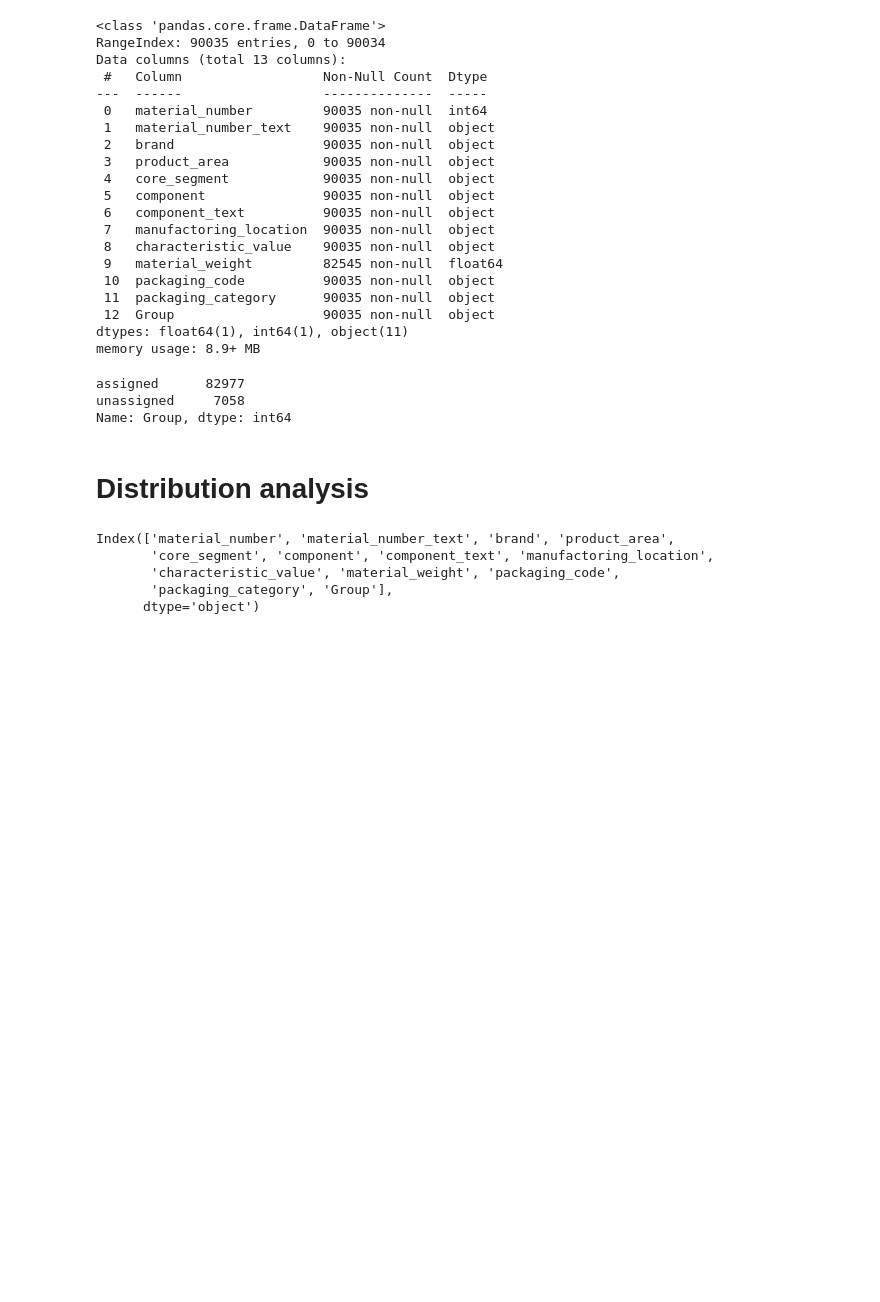
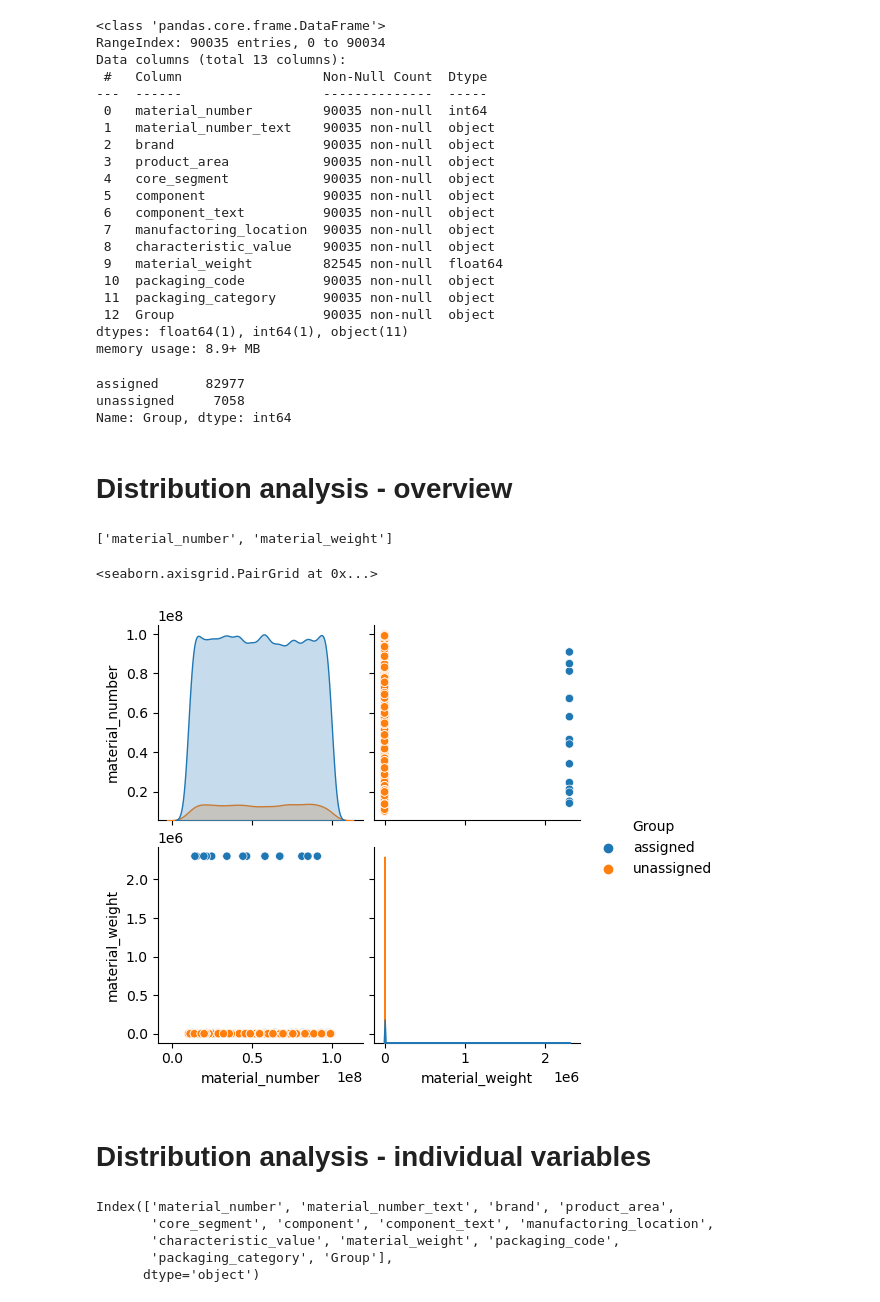
Before and after one commit to tiefenthaler/pytorch-lightning-tabular-classification, a Jupyter notebook: notebooks/11_data_analysis.ipynb, the cells around one changed output. Saved outputs shown, nothing was run; the diff lists cells and outputs as text; code cells hidden in the pictures; blank space fills up the shorter version.

```diff
--- a/notebooks/11_data_analysis.ipynb
+++ b/notebooks/11_data_analysis.ipynb
@@ -116,7 +116,22 @@ assigned      82977
 unassigned     7058
 Name: Group, dtype: int64
 # %% [markdown]
-# Distribution analysis
+# Distribution analysis - overview
+# %%
+list(df_full.select_dtypes(include=np.number).columns)
+# %% [output]
+['material_number', 'material_weight']
+# %%
+sns.pairplot(
+    data=df_full[list(df_full.select_dtypes(include=np.number).columns) + ['Group']],
+    # aspect=.85,
+    hue='Group'
+)
+# %% [output]
+<seaborn.axisgrid.PairGrid at 0x...>
+[figure, added]
+# %% [markdown]
+# Distribution analysis - individual variables
 # %%
 df_full.columns
 # %% [output]
```
Also changed, not shown: parts of 1 cell of this notebook.
